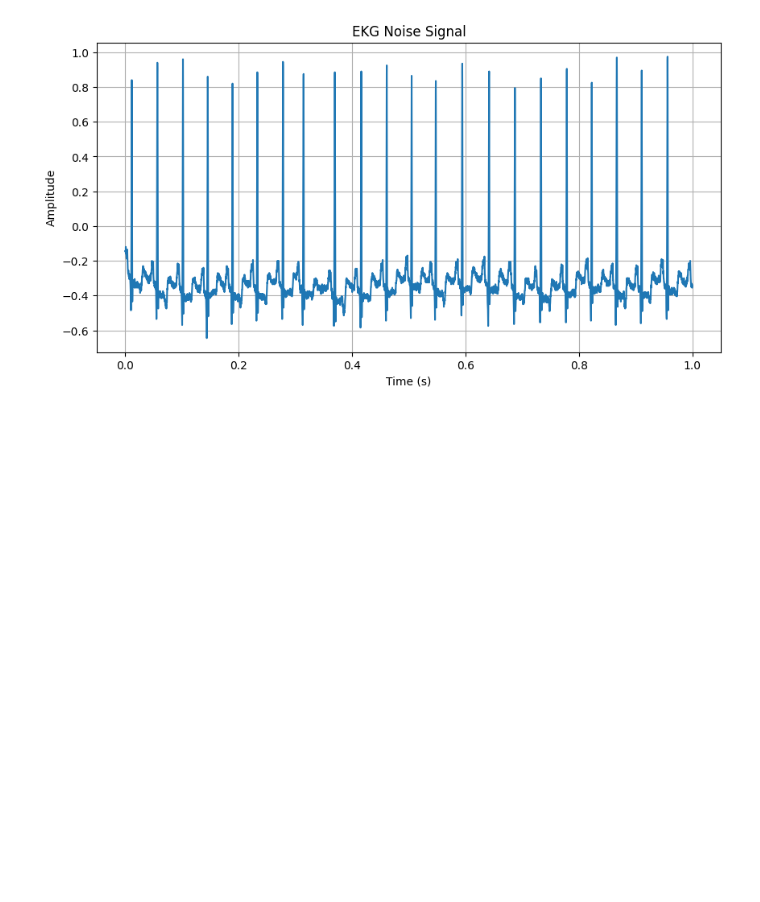
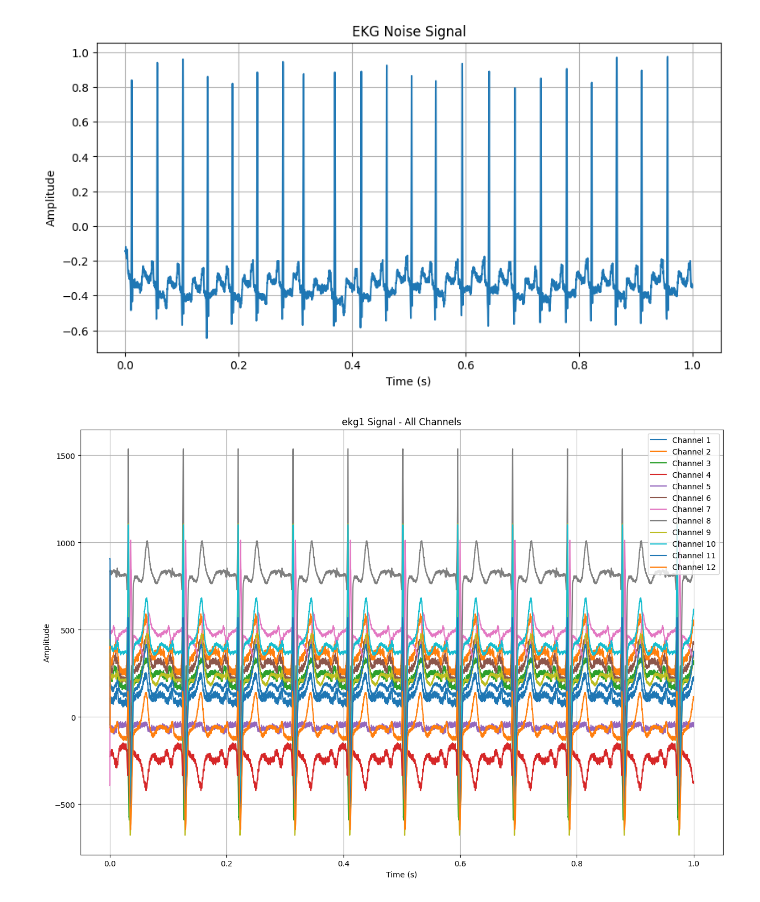
Before and after one commit to WojciechKosierkiewicz/LabyCpsio, a Jupyter notebook: lab0/ekg.ipynb, the cells around one changed output. Drawn from its saved outputs; the diff is of its cells as text; code cells hidden in the pictures; blank space fills up the shorter version.

```diff
--- a/lab0/ekg.ipynb
+++ b/lab0/ekg.ipynb
@@ -35,3 +35,17 @@ plt.grid(True)
 plt.show()
 # %% [output]
 [figure]
+# %%
+# Plot all channels of ekg1
+plt.figure(figsize=(15, 10))
+for i in range(ekg1.shape[1]):
+    plt.plot(time_ekg1, ekg1[:, i], label=f'Channel {i+1}')
+
+plt.title('ekg1 Signal - All Channels')
+plt.xlabel('Time (s)')
+plt.ylabel('Amplitude')
+plt.legend()
+plt.grid(True)
+plt.show()
+# %% [output]
+[figure, added]
```
Also changed, not shown: parts of 1 cell of this notebook.
